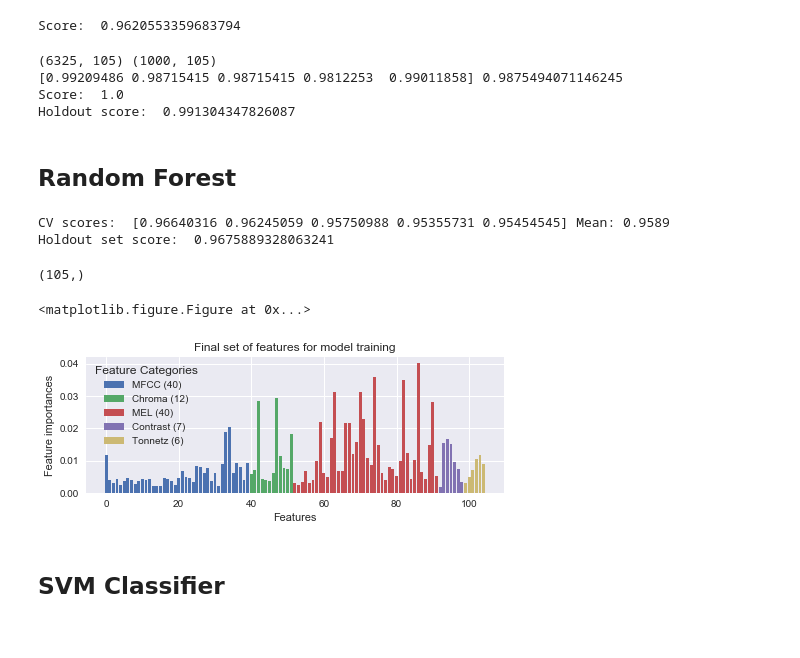
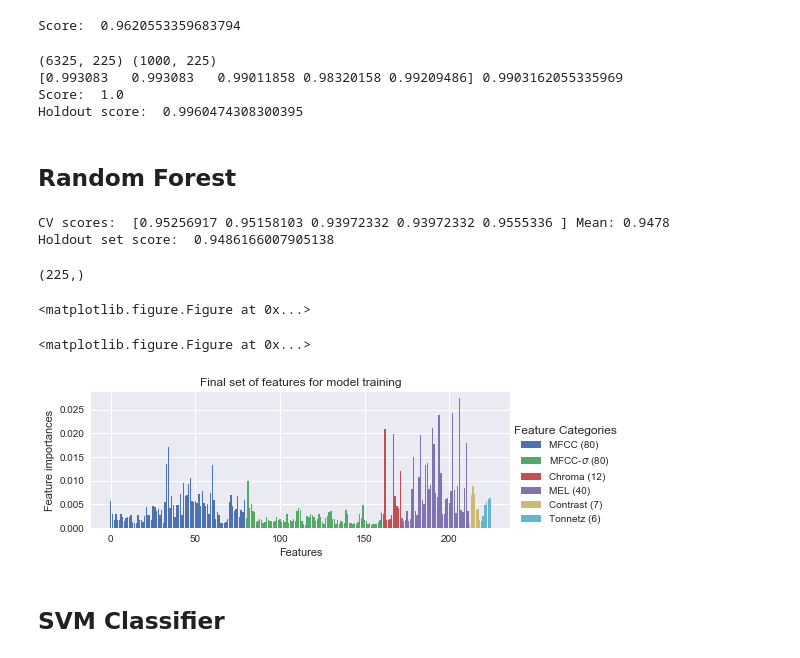
Before and after one commit to Copete/CS181_P3_dualspace, a Jupyter notebook: Antonio/P3_Antonio.ipynb, the cells around one changed output. Saved outputs shown, nothing was run; the diff lists cells and outputs as text; code cells hidden in the pictures.

```diff
--- a/Antonio/P3_Antonio.ipynb
+++ b/Antonio/P3_Antonio.ipynb
@@ -341,7 +341,7 @@ def get_features(X, sample_rate=SAMPLE_RATE):
     Functions to extract features from array of amplitudes
     '''
     stft = np.abs(librosa.stft(X)) # Short-time Fourier Transform
-    mfcc = librosa.feature.mfcc(y=X, sr=sample_rate, n_mfcc=40)
+    mfcc = librosa.feature.mfcc(y=X, sr=sample_rate, n_mfcc=80)
     mfcc_delta  = librosa.feature.delta(mfcc, width=9, order=1)
     mfcc_delta2 = librosa.feature.delta(mfcc, width=9, order=2)
     chroma = librosa.feature.chroma_stft(S=stft, sr=sample_rate)
@@ -383,6 +383,9 @@ def get_feature_set(file, sample_rate=SAMPLE_RATE, training_set=True):
         print('   So far: {} samples, {:.2f} min'.format(len(mfcc), (time.clock()-time0)/60))
     print('DONE with full feature set for file', file)
     return ids, labels, mfcc, mfcc_delta, mfcc_delta2, chroma, mel, contrast, tonnetz
+
+get_t_avg = lambda X: np.array([np.mean(X0,axis=1) for X0 in X])
+get_t_std = lambda X: np.array([np.std(X0,axis=1)  for X0 in X])
 # %%
 # Training set
 _, y_train, X_train_mfcc, X_train_mfcc_delta, X_train_mfcc_delta2, X_train_chroma, X_train_mel, X_train_contrast, X_train_tonnetz = get_feature_set('../train.csv.gz', sample_rate=SAMPLE_RATE, training_set=True)
@@ -479,21 +492,22 @@ Score:  0.9620553359683794
 Y_test_pred2 = [np.argmax(Y_test_pred0) for Y_test_pred0 in knn.predict(X_test2)]
 write_to_file("P3_Antonio_pred_v3.csv", X_test_ids[:,0], Y_test_pred2)
 # %%
-X_train2 = np.hstack((get_t_avg(X_train_mfcc), #2*get_t_std(X_train_mfcc),
+X_train2 = np.hstack((get_t_avg(X_train_mfcc), 2*get_t_std(X_train_mfcc),
                       #get_t_avg(X_train_mfcc_delta),
                       #get_t_avg(X_train_mfcc_delta2),
                       get_t_avg(X_train_chroma), get_t_avg(X_train_mel[:,:40]),
                       get_t_avg(X_train_contrast), get_t_avg(X_train_tonnetz)))
-X_test2 = np.hstack((get_t_avg(X_test_mfcc), #2*get_t_std(X_test_mfcc),
+X_test2 = np.hstack((get_t_avg(X_test_mfcc), 2*get_t_std(X_test_mfcc),
                      #get_t_avg(X_test_mfcc_delta),
                      #get_t_avg(X_test_mfcc_delta2),
                      get_t_avg(X_test_chroma), get_t_avg(X_test_mel[:,:40]),
                      get_t_avg(X_test_contrast), get_t_avg(X_test_tonnetz)))
+N_train = X_train2.shape[0]
 X_scl = scale(np.vstack((X_train2,X_test2)))
 X_train2, X_test2 = X_scl[:N_train], X_scl[N_train:]
 del X_scl
 X_train2_, X_holdout2, Y_train2_, Y_holdout2 = train_test_split(X_train2, Y_train, test_size=0.2,
-                                                              random_state=42, stratify=Y_train)
+                                                              random_state=100, stratify=Y_train)
 print(X_train2.shape, X_test2.shape)
 knn2 = KNeighborsClassifier(n_neighbors=1)
 cv_scores = cross_val_score(knn2, X_train2_, Y_train2_, cv=5)#, scoring='roc_auc')
@@ -502,10 +516,10 @@ knn2.fit(X_train2_, Y_train2_)
 print('Score: ', knn2.score(X_train2_, Y_train2_))
 print('Holdout score: ', knn2.score(X_holdout2, Y_holdout2))
 # %% [output]
-(6325, 105) (1000, 105)
-[0.99209486 0.98715415 0.98715415 0.9812253  0.99011858] 0.9875494071146245
+(6325, 225) (1000, 225)
+[0.993083   0.993083   0.99011858 0.98320158 0.99209486] 0.9903162055335969
 Score:  1.0
-Holdout score:  0.991304347826087
+Holdout score:  0.9960474308300395
 # %%
 Y_test_pred2 = [np.argmax(Y_test_pred0) for Y_test_pred0 in knn2.predict(X_test2)]
 write_to_file("P3_Antonio_pred_v5.csv", X_test_ids[:,0], Y_test_pred2)
@@ -522,34 +536,35 @@ print('CV scores: ', cv_scores, 'Mean: {:.4f}'.format(np.mean(cv_scores)))
 rf.fit(X_train2_, Y_train2_)
 print('Holdout set score: ', rf.score(X_holdout2, Y_holdout2))
 # %% [output]
-CV scores:  [0.96640316 0.96245059 0.95750988 0.95355731 0.95454545] Mean: 0.9589
-Holdout set score:  0.9675889328063241
+CV scores:  [0.95256917 0.95158103 0.93972332 0.93972332 0.9555336 ] Mean: 0.9478
+Holdout set score:  0.9486166007905138
 # %%
 # Fit entire training dataset and plot feature importances
 rf.fit(X_train2, Y_train)
-n_feat = np.array([X_train_mfcc.shape[1], #X_train_mfcc.shape[1],
+n_feat = np.array([X_train_mfcc.shape[1], X_train_mfcc.shape[1],
                    #X_train_mfcc_delta.shape[1], X_train_mfcc_delta2.shape[1],
                    X_train_chroma.shape[1], X_train_mel[:,:40].shape[1],
                    X_train_contrast.shape[1], X_train_tonnetz.shape[1]])
-feat_name = np.array(['MFCC', #r'MFCC-$\sigma$', r'MFCC-$\Delta$', r'MFCC-$\Delta^2$',
+feat_name = np.array(['MFCC', r'MFCC-$\sigma$', #r'MFCC-$\Delta$', r'MFCC-$\Delta^2$',
                       'Chroma', 'MEL', 'Contrast', 'Tonnetz'])
 imp = rf.feature_importances_
 print(imp.shape)
 plt.clf()
 plt.figure(figsize=(7.5,2.5))
 #plt.figure(figsize=(5.5,2.5))
 i0 = 0
 for ifeat,n_feat0 in enumerate(n_feat):
     plt.bar(i0+np.arange(n_feat0), imp[i0:i0+n_feat0], label=feat_name[ifeat]+' ({})'.format(n_feat0))
     i0 += n_feat0
 plt.title('Final set of features for model training')
 #plt.title('Initial set of features')
 plt.xlabel('Features')
 plt.ylabel('Feature importances')
-plt.legend(title='Feature Categories') #, loc=(1,0))
-plt.savefig('../P3_fig_feature_importances.pdf',bbox_inches='tight')
+plt.legend(title='Feature Categories', loc=(1,0))
+plt.savefig('../P3_fig_feature_importances_all3.pdf',bbox_inches='tight')
 plt.show()
 # %% [output]
-(105,)
+(225,)
 <matplotlib.figure.Figure at 0x...>
+<matplotlib.figure.Figure at 0x...>
-[figure, old version]
+[figure, new version]
```
Also changed, not shown: parts of 8 cells of this notebook, 11 other files.
